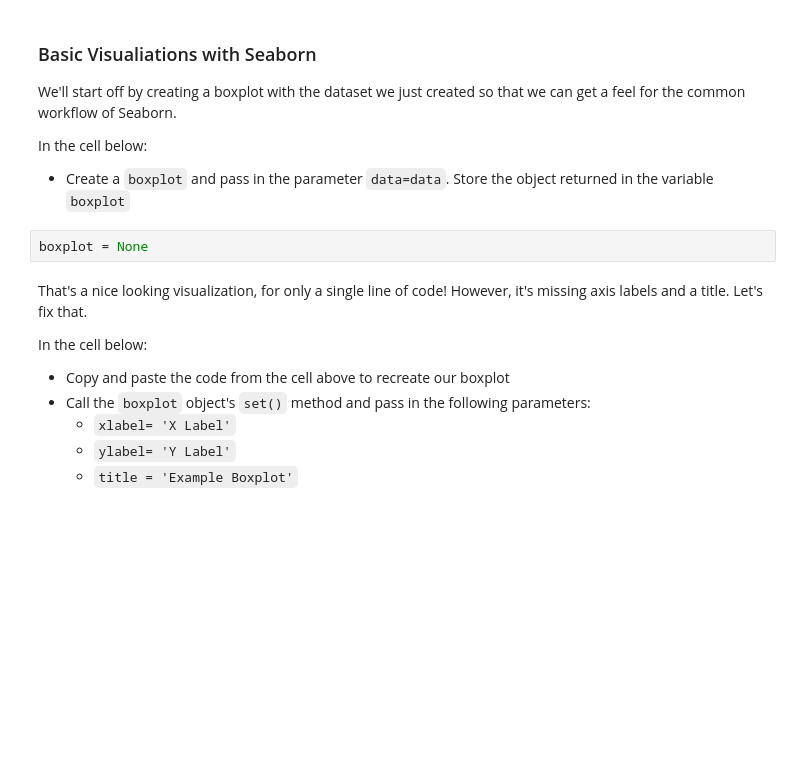
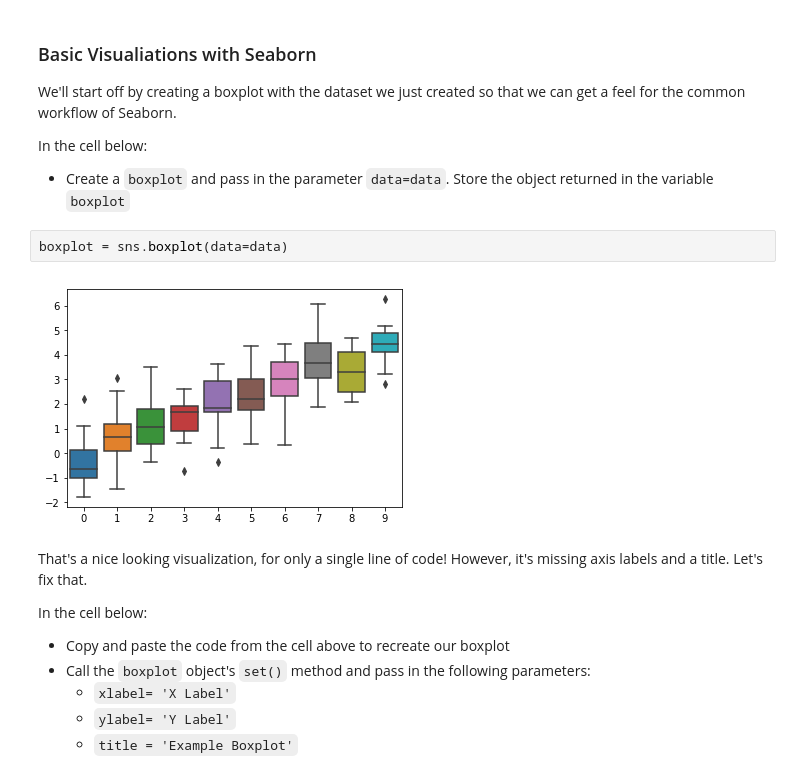
Before and after one commit to kemepley/dsc-seaborn-lab-dc-ds-career-042219, a Jupyter notebook: Seaborn Lab.ipynb, the cells around one changed output. Saved outputs shown, nothing was run; the diff lists cells and outputs as text; blank space fills up the shorter version.

```diff
--- a/Seaborn Lab.ipynb
+++ b/Seaborn Lab.ipynb
@@ -42,8 +40,10 @@ We'll start off by creating a boxplot with the dataset we just created so that w
 In the cell below:
 
 * Create a `boxplot` and pass in the parameter `data=data`. Store the object returned in the variable `boxplot`
-# %%
-boxplot = None
+# %%
+boxplot = sns.boxplot(data=data)
+# %% [output]
+[figure, added]
 # %% [markdown]
 That's a nice looking visualization, for only a single line of code! However, it's missing axis labels and a title. Let's fix that.
 
```
Also changed, not shown: parts of 11 cells of this notebook.
